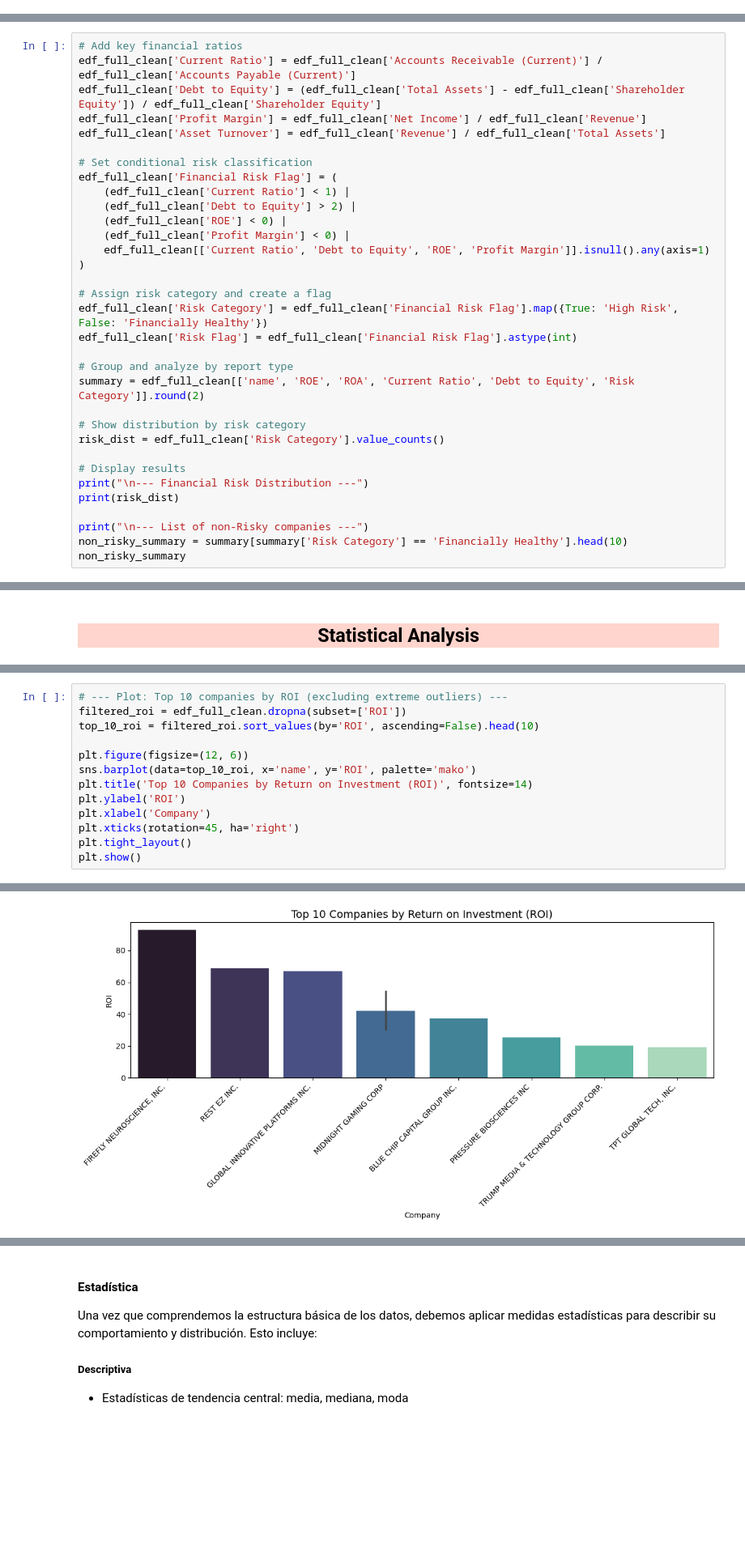
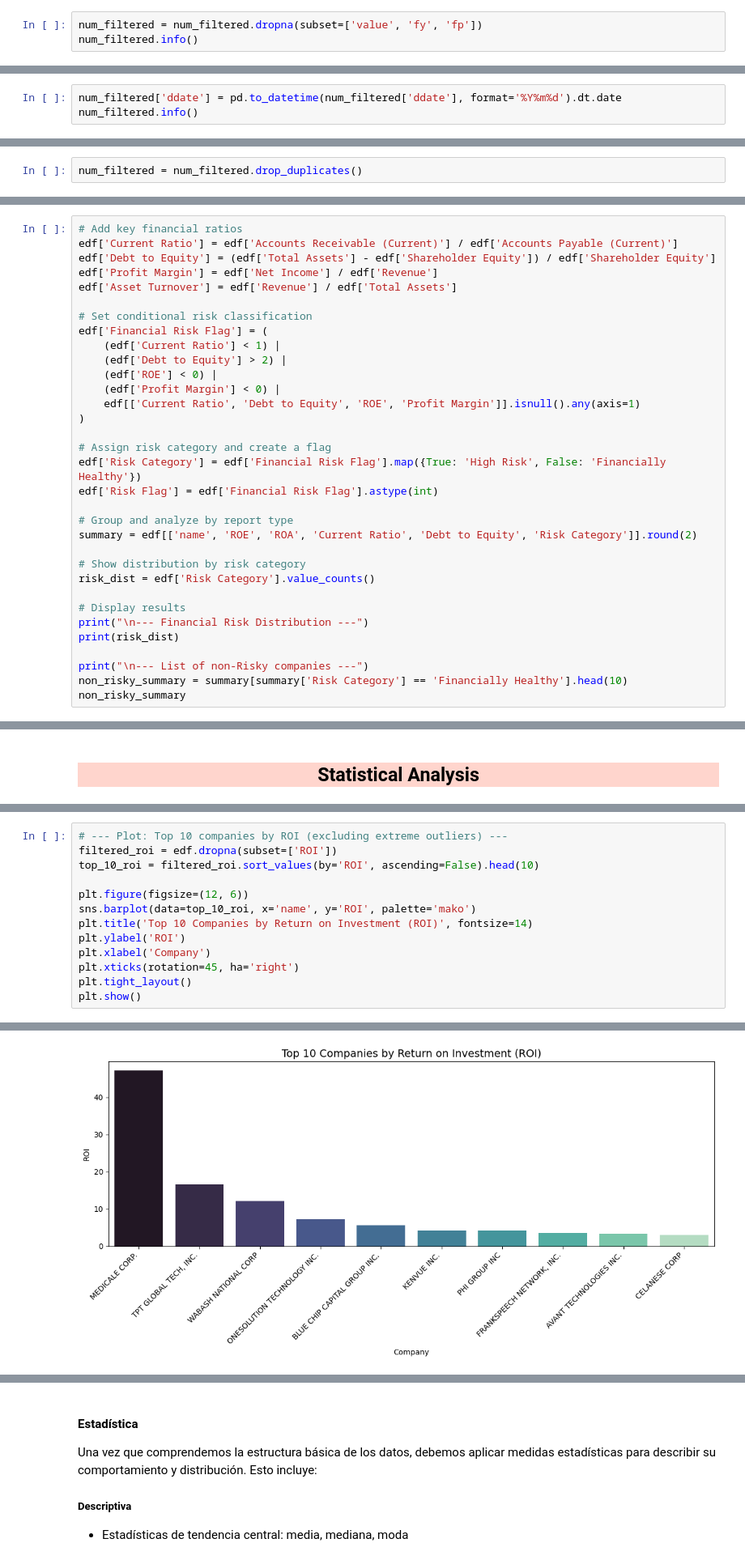
Before and after one commit to NataliaStekolnikova/credit-analysis-dashboard, a Jupyter notebook: notebooks/extracting-financial-10-k-reports-via-sec-edgar-db.ipynb, the cells around one changed output, grey strips where cells are left out. Shown at 81% size. Cells and saved outputs as stored; diff of their text form; blank space fills up the shorter version.

Commit message:
Added better dataset clean-up in notebook

```diff
--- a/notebooks/extracting-financial-10-k-reports-via-sec-edgar-db.ipynb
+++ b/notebooks/extracting-financial-10-k-reports-via-sec-edgar-db.ipynb
@@ -506,0 +592,3 @@ memory usage: 445.7+ KB
+# %%
+num_filtered = num_filtered.dropna(subset=['value', 'fy', 'fp'])
+num_filtered.info()
@@ -506,0 +613,3 @@ memory usage: 445.7+ KB
+# %%
+num_filtered['ddate'] = pd.to_datetime(num_filtered['ddate'], format='%Y%m%d').dt.date
+num_filtered.info()
@@ -506,0 +641,2 @@ memory usage: 445.7+ KB
+# %%
+num_filtered = num_filtered.drop_duplicates()
@@ -592,28 +777,28 @@ edf_full_clean.describe().transpose()
 # %%
 # Add key financial ratios
-edf_full_clean['Current Ratio'] = edf_full_clean['Accounts Receivable (Current)'] / edf_full_clean['Accounts Payable (Current)']
-edf_full_clean['Debt to Equity'] = (edf_full_clean['Total Assets'] - edf_full_clean['Shareholder Equity']) / edf_full_clean['Shareholder Equity']
-edf_full_clean['Profit Margin'] = edf_full_clean['Net Income'] / edf_full_clean['Revenue']
-edf_full_clean['Asset Turnover'] = edf_full_clean['Revenue'] / edf_full_clean['Total Assets']
+edf['Current Ratio'] = edf['Accounts Receivable (Current)'] / edf['Accounts Payable (Current)']
+edf['Debt to Equity'] = (edf['Total Assets'] - edf['Shareholder Equity']) / edf['Shareholder Equity']
+edf['Profit Margin'] = edf['Net Income'] / edf['Revenue']
+edf['Asset Turnover'] = edf['Revenue'] / edf['Total Assets']
 
 # Set conditional risk classification
-edf_full_clean['Financial Risk Flag'] = (
-    (edf_full_clean['Current Ratio'] < 1) |
-    (edf_full_clean['Debt to Equity'] > 2) |
-    (edf_full_clean['ROE'] < 0) |
-    (edf_full_clean['Profit Margin'] < 0) |
-    edf_full_clean[['Current Ratio', 'Debt to Equity', 'ROE', 'Profit Margin']].isnull().any(axis=1)
+edf['Financial Risk Flag'] = (
+    (edf['Current Ratio'] < 1) |
+    (edf['Debt to Equity'] > 2) |
+    (edf['ROE'] < 0) |
+    (edf['Profit Margin'] < 0) |
+    edf[['Current Ratio', 'Debt to Equity', 'ROE', 'Profit Margin']].isnull().any(axis=1)
 )
 
 # Assign risk category and create a flag
-edf_full_clean['Risk Category'] = edf_full_clean['Financial Risk Flag'].map({True: 'High Risk', False: 'Financially Healthy'})
-edf_full_clean['Risk Flag'] = edf_full_clean['Financial Risk Flag'].astype(int)
+edf['Risk Category'] = edf['Financial Risk Flag'].map({True: 'High Risk', False: 'Financially Healthy'})
+edf['Risk Flag'] = edf['Financial Risk Flag'].astype(int)
 
 # Group and analyze by report type
-summary = edf_full_clean[['name', 'ROE', 'ROA', 'Current Ratio', 'Debt to Equity', 'Risk Category']].round(2)
+summary = edf[['name', 'ROE', 'ROA', 'Current Ratio', 'Debt to Equity', 'Risk Category']].round(2)
 
 # Show distribution by risk category
-risk_dist = edf_full_clean['Risk Category'].value_counts()
+risk_dist = edf['Risk Category'].value_counts()
 
 # Display results
 print("\n--- Financial Risk Distribution ---")
@@ -769,20 +931,20 @@ Passing `palette` without assigning `hue` is deprecated and will be removed in v
 # %%
 # --- Plot: Top 10 companies by ROI (excluding extreme outliers) ---
-filtered_roi = edf_full_clean.dropna(subset=['ROI'])
+filtered_roi = edf.dropna(subset=['ROI'])
 top_10_roi = filtered_roi.sort_values(by='ROI', ascending=False).head(10)
 
 plt.figure(figsize=(12, 6))
 sns.barplot(data=top_10_roi, x='name', y='ROI', palette='mako')
 plt.title('Top 10 Companies by Return on Investment (ROI)', fontsize=14)
 plt.ylabel('ROI')
 plt.xlabel('Company')
 plt.xticks(rotation=45, ha='right')
 plt.tight_layout()
 plt.show()
 # %% [output]
 Passing `palette` without assigning `hue` is deprecated and will be removed in v0.14.0. Assign the `x` variable to `hue` and set `legend=False` for the same effect.
 
   sns.barplot(data=top_10_roi, x='name', y='ROI', palette='mako')
-[figure, old version]
+[figure, new version]
 # %%
 # --- Plot: Top 10 companies by ROI (excluding extreme outliers) ---
```
Also changed, not shown: parts of 42 cells of this notebook, 1 other file.
